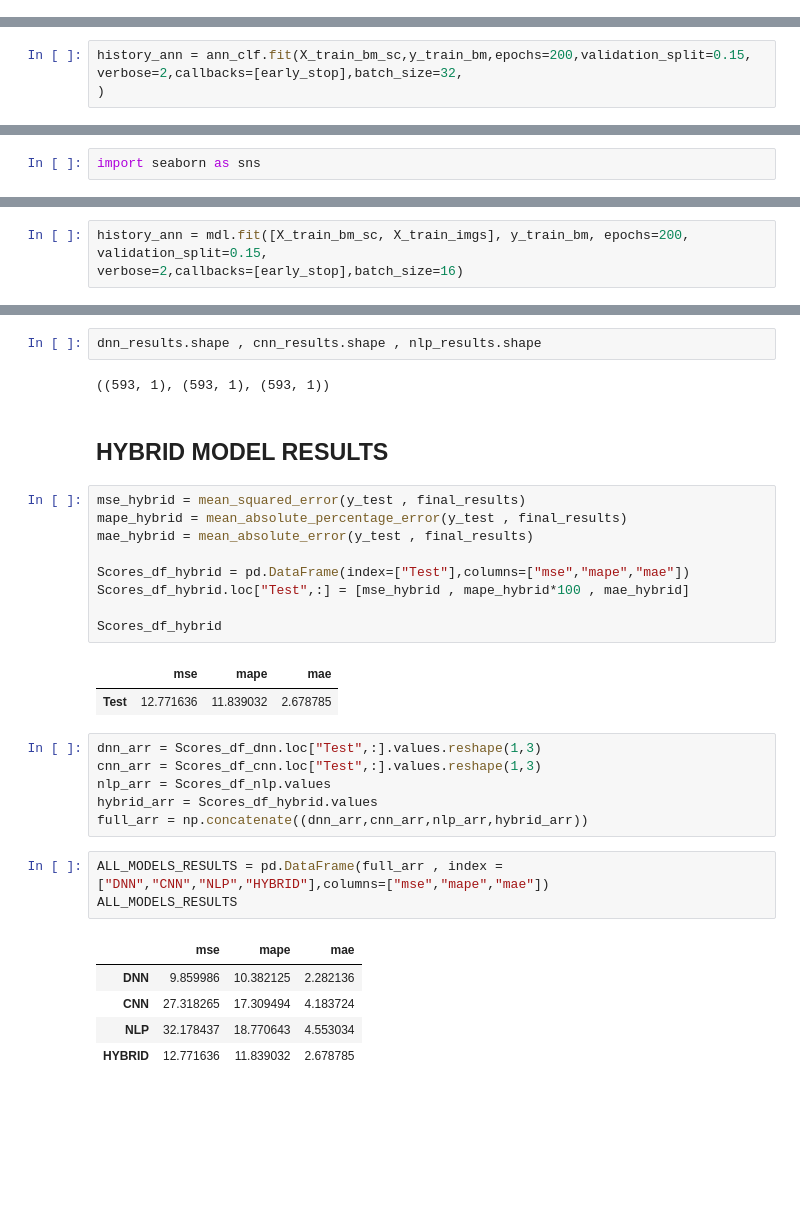
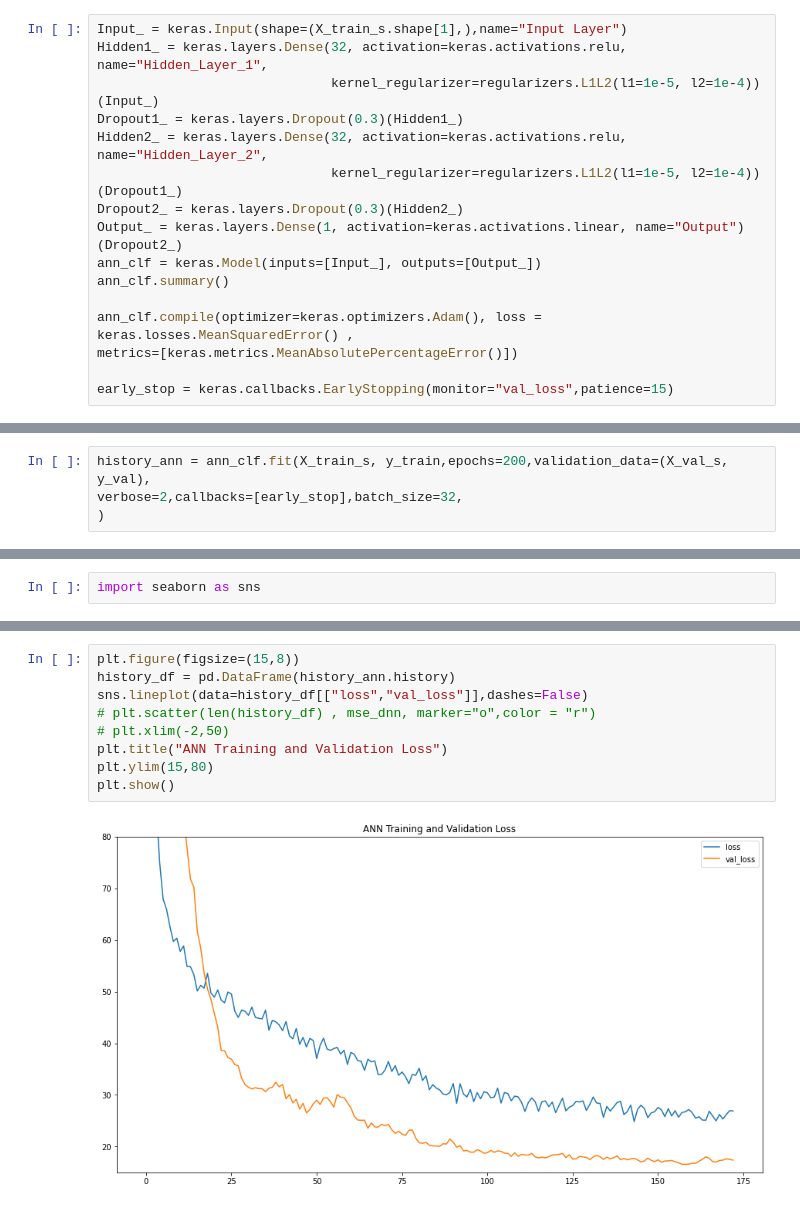
Before and after one commit to erenkotar/predicting-game-success-tensorflow, a Jupyter notebook: 3.2. Final Models.ipynb, the cells around one changed output, grey strips where cells are left out. Drawn from its saved outputs; the diff is of its cells as text; blank space fills up the shorter version.

```diff
--- a/3.2. Final Models.ipynb
+++ b/3.2. Final Models.ipynb
@@ -276,0 +282,16 @@ df.head(2)
+# %%
+Input_ = keras.Input(shape=(X_train_s.shape[1],),name="Input Layer")
+Hidden1_ = keras.layers.Dense(32, activation=keras.activations.relu, name="Hidden_Layer_1",
+                              kernel_regularizer=regularizers.L1L2(l1=1e-5, l2=1e-4))(Input_)
+Dropout1_ = keras.layers.Dropout(0.3)(Hidden1_)
+Hidden2_ = keras.layers.Dense(32, activation=keras.activations.relu, name="Hidden_Layer_2",
+                              kernel_regularizer=regularizers.L1L2(l1=1e-5, l2=1e-4))(Dropout1_)
+Dropout2_ = keras.layers.Dropout(0.3)(Hidden2_)
+Output_ = keras.layers.Dense(1, activation=keras.activations.linear, name="Output")(Dropout2_)
+ann_clf = keras.Model(inputs=[Input_], outputs=[Output_])
+ann_clf.summary()
+
+ann_clf.compile(optimizer=keras.optimizers.Adam(), loss = keras.losses.MeanSquaredError() ,
+metrics=[keras.metrics.MeanAbsolutePercentageError()])
+
+early_stop = keras.callbacks.EarlyStopping(monitor="val_loss",patience=15)
@@ -276,0 +316,4 @@ df.head(2)
+# %%
+history_ann = ann_clf.fit(X_train_s, y_train,epochs=200,validation_data=(X_val_s, y_val),
+verbose=2,callbacks=[early_stop],batch_size=32,
+)
@@ -320,4 +339,0 @@ _________________________________________________________________
-# %%
-history_ann = ann_clf.fit(X_train_bm_sc,y_train_bm,epochs=200,validation_split=0.15,
-verbose=2,callbacks=[early_stop],batch_size=32,
-)
@@ -515,3 +341,0 @@ ________________________________________________________________________________
-# %%
-history_ann = mdl.fit([X_train_bm_sc, X_train_imgs], y_train_bm, epochs=200, validation_split=0.15,
-verbose=2,callbacks=[early_stop],batch_size=16)
@@ -694,33 +342,11 @@ final_results = (dnn_results*dnn_weight) + (cnn_results*cnn_weight) + (nlp_resul
-# %%
-dnn_results.shape , cnn_results.shape , nlp_results.shape
-# %% [output]
-((593, 1), (593, 1), (593, 1))
-# %% [markdown]
-## HYBRID MODEL RESULTS
-# %%
-mse_hybrid = mean_squared_error(y_test , final_results)
-mape_hybrid = mean_absolute_percentage_error(y_test , final_results)
-mae_hybrid = mean_absolute_error(y_test , final_results)
-
-Scores_df_hybrid = pd.DataFrame(index=["Test"],columns=["mse","mape","mae"])
-Scores_df_hybrid.loc["Test",:] = [mse_hybrid , mape_hybrid*100 , mae_hybrid]
-
-Scores_df_hybrid
-# %% [output]
-|  | mse | mape | mae |
-| Test | 12.771636 | 11.839032 | 2.678785 |
-# %%
-dnn_arr = Scores_df_dnn.loc["Test",:].values.reshape(1,3)
-cnn_arr = Scores_df_cnn.loc["Test",:].values.reshape(1,3)
-nlp_arr = Scores_df_nlp.values
-hybrid_arr = Scores_df_hybrid.values
-full_arr = np.concatenate((dnn_arr,cnn_arr,nlp_arr,hybrid_arr))
-# %%
-ALL_MODELS_RESULTS = pd.DataFrame(full_arr , index = ["DNN","CNN","NLP","HYBRID"],columns=["mse","mape","mae"])
-ALL_MODELS_RESULTS
-# %% [output]
-|  | mse | mape | mae |
-| DNN | 9.859986 | 10.382125 | 2.282136 |
-| CNN | 27.318265 | 17.309494 | 4.183724 |
-| NLP | 32.178437 | 18.770643 | 4.553034 |
-| HYBRID | 12.771636 | 11.839032 | 2.678785 |
+# %%
+plt.figure(figsize=(15,8))
+history_df = pd.DataFrame(history_ann.history)
+sns.lineplot(data=history_df[["loss","val_loss"]],dashes=False)
+# plt.scatter(len(history_df) , mse_dnn, marker="o",color = "r")
+# plt.xlim(-2,50)
+plt.title("ANN Training and Validation Loss")
+plt.ylim(15,80)
+plt.show()
+# %% [output]
+[figure, added]
```
Also changed, not shown: parts of 83 cells of this notebook.
